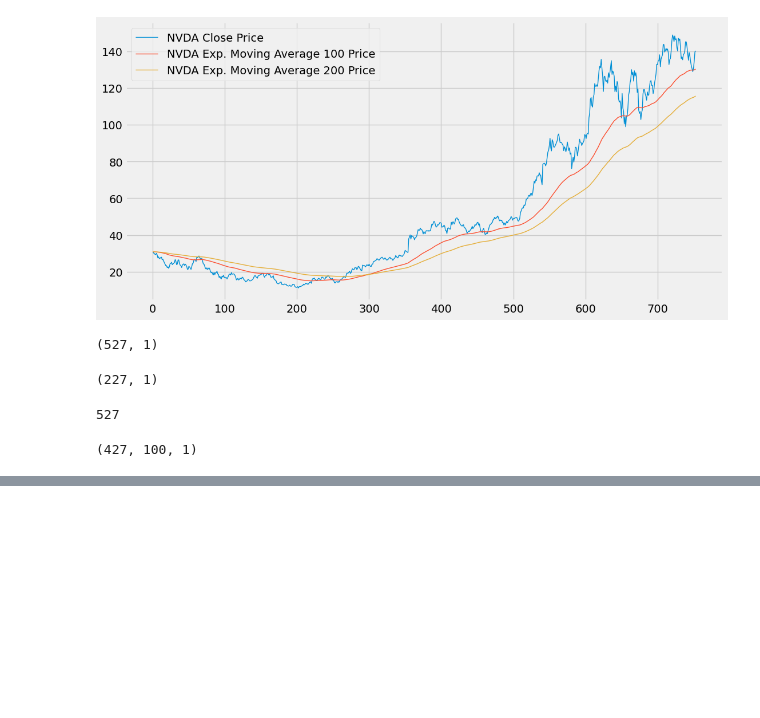
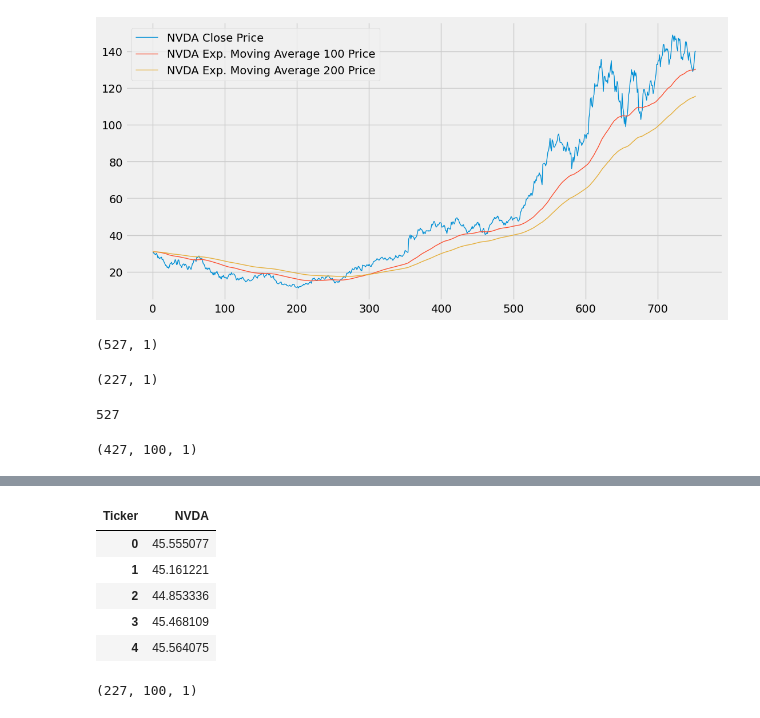
Before and after one commit to Hctor11/stock-trend-prediction, a Jupyter notebook: notebooks/stock-predictions.ipynb, the cells around one changed output, grey strips where cells are left out. Drawn from its saved outputs; the diff is of its cells as text; code cells hidden in the pictures; blank space fills up the shorter version.

```diff
--- a/notebooks/stock-predictions.ipynb
+++ b/notebooks/stock-predictions.ipynb
@@ -248,0 +311,13 @@ from keras.models import Sequential
+# %%
+past_100_days = data_training.tail(100)
+# %%
+final_df = pd.concat([past_100_days, data_testing], ignore_index=True)
+# %%
+final_df.head()
+# %% [output]
+| Ticker | NVDA |
+| 0 | 45.555077 |
+| 1 | 45.161221 |
+| 2 | 44.853336 |
+| 3 | 45.468109 |
+| 4 | 45.564075 |
@@ -248,0 +335,4 @@ from keras.models import Sequential
+# %%
+x_test.shape
+# %% [output]
+(227, 100, 1)
```
Also changed, not shown: parts of 9 cells of this notebook, 1 other file.
